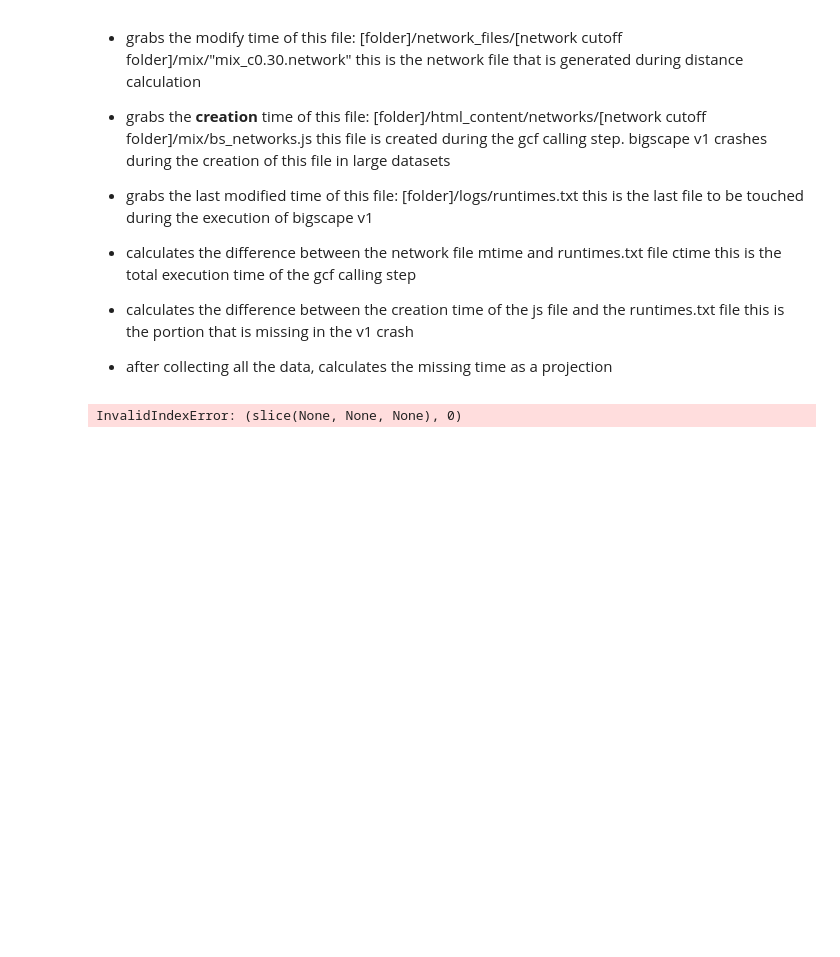
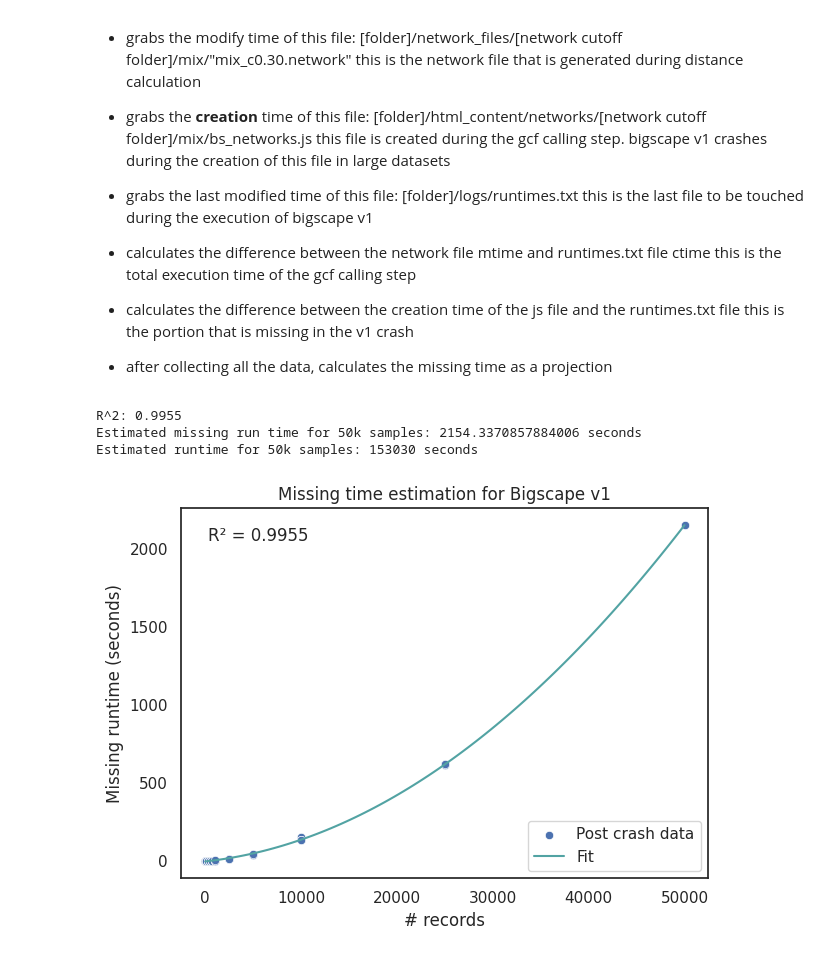
Before and after one commit to adraismawur/bigscape-v2-notebooks, a Jupyter notebook: crash_estimation.ipynb, the cells around one changed output. Cells and saved outputs as stored; diff of their text form; code cells hidden in the pictures; blank space fills up the shorter version.

Commit message:
fix crash estimation

```diff
--- a/crash_estimation.ipynb
+++ b/crash_estimation.ipynb
@@ -43,12 +43,26 @@ COLORS = {
 mpl.rcParams["svg.fonttype"] = "none"
 # %%
 # convert all to numpy arrays
-post_crash_estimate_array = pd.read_csv("source_data/bigscape_v1_crash_timings.csv")
+crashed_run_estimate_source = pd.read_csv("source_data/bigscape_v1_crash_timings.csv")
+
+# convert to numpy array
+crashed_run_estimate_array = crashed_run_estimate_source.to_numpy()
+
+# get the pre-crash time for 50k samples
+crashed_run_50k_row = crashed_run_estimate_array[
+    crashed_run_estimate_array[:, 0] == 50000
+]
+pre_crash_50k = crashed_run_50k_row[0, 4]
+
+# omit 50k
+crashed_run_estimate_array = crashed_run_estimate_array[
+    crashed_run_estimate_array[:, 0] != 50000
+]
 
 # fit a polynomial to the data
 p = np.polyfit(
-    post_crash_estimate_array[:, 0],
-    post_crash_estimate_array[:, 1],
+    crashed_run_estimate_array[:, 0],
+    crashed_run_estimate_array[:, 6],
     2,
 )
 
@@ -57,67 +71,67 @@ np.polyfit_coeffs = p
 
 # calculate R^2
 # sum squares of the residuals
-residuals = post_crash_estimate_array[:, 1] - np.polyval(np.polyfit_coeffs, post_crash_estimate_array[:, 0])
+residuals = crashed_run_estimate_array[:, 6] - np.polyval(np.polyfit_coeffs, crashed_run_estimate_array[:, 0])
 
 ss_res = np.sum(residuals**2)
 # total sum of squares
-ss_tot = np.sum((post_crash_estimate_array[:, 1] - np.mean(post_crash_estimate_array[:, 1]))**2)
+ss_tot = np.sum((crashed_run_estimate_array[:, 1] - np.mean(crashed_run_estimate_array[:, 6]))**2)
 # R^2
 r_squared = 1 - (ss_res / ss_tot)
 print(f"R^2: {r_squared:.4f}")
 
 
 # get the estimated post crash time for 50k samples
-estimate = np.polyval(np.polyfit_coeffs, 50000)
+estimate_missing_time = np.polyval(np.polyfit_coeffs, 50000)
+
+# add estimated missing time to the 50k row
+crashed_run_50k_row[0, 6] = estimate_missing_time
 
 print(
-    f"Estimated missing run time for 50k samples: {estimate} seconds"
+    f"Estimated missing run time for 50k samples: {estimate_missing_time} seconds"
 )
 
-# convert the estimate to a timedelta
-estimate_time_span = timedelta(seconds=estimate)
+# calculate total runtime
+estimate_runtime = pre_crash_50k + estimate_missing_time
 
-# add the estimate to the pre crash time
-estimate_end_time = pre_crash_50k + estimate_time_span
+# add total runtime to 50k row
+crashed_run_50k_row[0, 5] = estimate_runtime
 
-# calculate the total run time by subtracting the estimated end time from the start time
-estimate_runtime = estimate_end_time - start_50k
-print(f"Estimated runtime for 50k samples: {estimate_runtime.total_seconds():.0f} seconds")
+print(f"Estimated runtime for 50k samples: {estimate_runtime:.0f} seconds")
 
-
-
-# add the estimate to the data
-post_crash_estimate_array = np.vstack(
-    [post_crash_estimate_array, [50000, estimate]]
-)
+# add the 50k row to the array
+crashed_run_estimate_array = np.vstack((crashed_run_estimate_array, crashed_run_50k_row))
 
 # scatterplot with plot of the fit
 sns.scatterplot(
-    x=post_crash_estimate_array[:, 0],
-    y=post_crash_estimate_array[:, 1],
+    x=crashed_run_estimate_array[:, 0],
+    y=crashed_run_estimate_array[:, 6],
     label="Post crash data",
 )
 x_fit = np.linspace(0, 50000, 100)
 y_fit = np.polyval(np.polyfit_coeffs, x_fit)
 sns.lineplot(x=x_fit, y=y_fit, label="Fit", color=COLORS["bigscape_blue"])
 plt.xlabel("# records")
 plt.ylabel("Missing runtime (seconds)")
 plt.title("Missing time estimation for Bigscape v1")
 plt.legend()
 
 # add text with the estimate
 plt.text(
     0.05,
     0.95,
     f"R² = {r_squared:.4f}\n",
     transform=plt.gca().transAxes,
     fontsize=12,
     verticalalignment="top",
     bbox=dict(facecolor="white", alpha=0.5, edgecolor="none"),
 )
 
 
 plt.tight_layout()
-plt.savefig("post_crash_estimation_v1.svg", bbox_inches="tight")
+plt.savefig("Fig_S8_post_crash_estimation_v1.svg", bbox_inches="tight")
 # %% [output]
-InvalidIndexError: (slice(None, None, None), 0)
+R^2: 0.9955
+Estimated missing run time for 50k samples: 2154.3370857884006 seconds
+Estimated runtime for 50k samples: 153030 seconds
+[figure, added]
```
Also changed, not shown: 2 other files.
